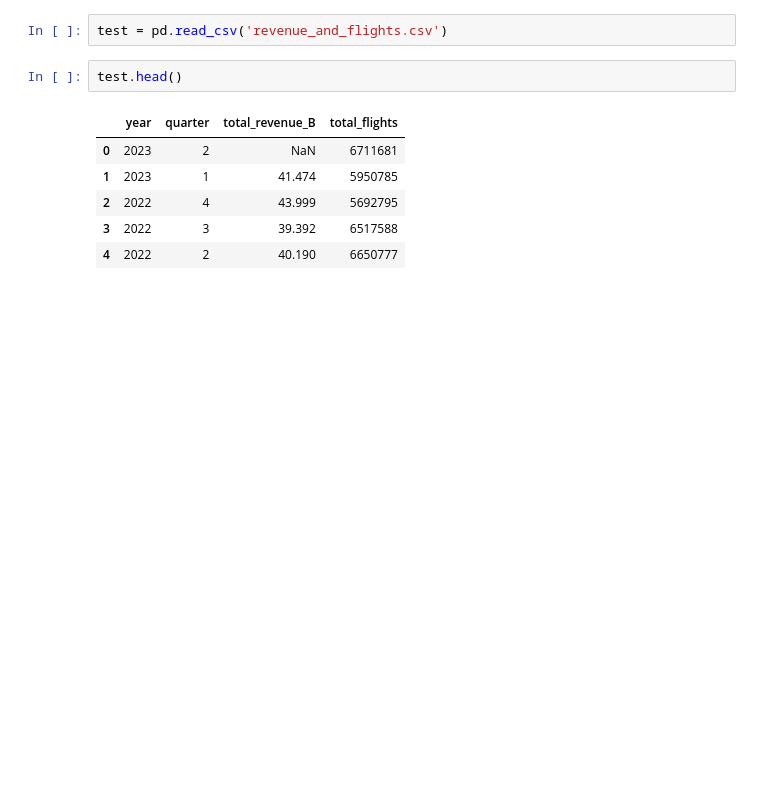
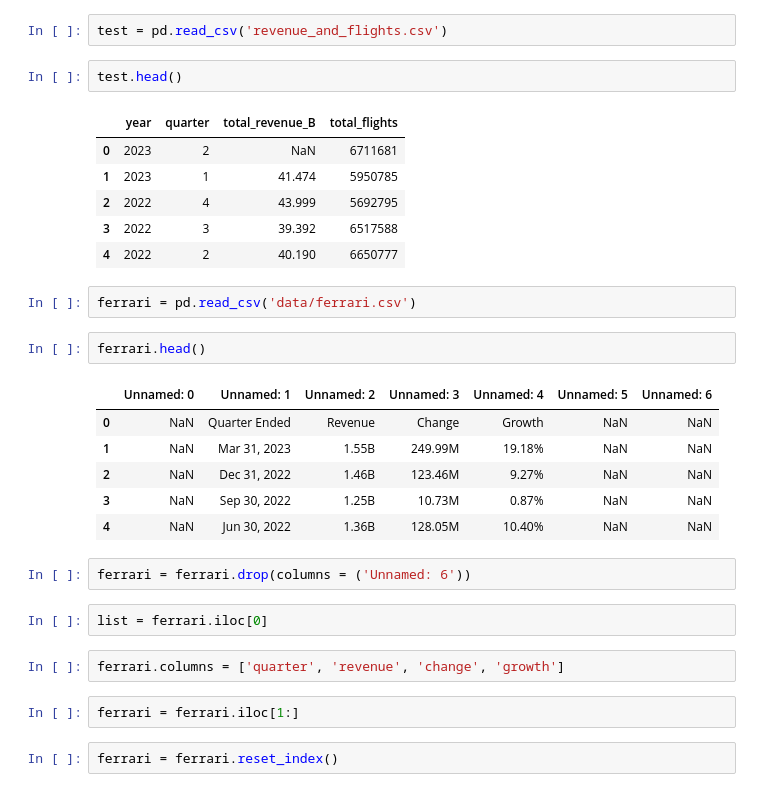
Before and after one commit to Project-Apollo-Forecast/Project-Apollo, a Jupyter notebook: corey_acquire.ipynb, the cells around one changed output. Cells and saved outputs as stored; diff of their text form; blank space fills up the shorter version.

```diff
--- a/corey_acquire.ipynb
+++ b/corey_acquire.ipynb
@@ -247,3 +258,24 @@ test.head()
 | 2 | 2022 | 4 | 43.999 | 5692795 |
 | 3 | 2022 | 3 | 39.392 | 6517588 |
 | 4 | 2022 | 2 | 40.190 | 6650777 |
+# %%
+ferrari = pd.read_csv('data/ferrari.csv')
+# %%
+ferrari.head()
+# %% [output]
+|  | Unnamed: 0 | Unnamed: 1 | Unnamed: 2 | Unnamed: 3 | Unnamed: 4 | Unnamed: 5 | Unnamed: 6 |
+| 0 | NaN | Quarter Ended | Revenue | Change | Growth | NaN | NaN |
+| 1 | NaN | Mar 31, 2023 | 1.55B | 249.99M | 19.18% | NaN | NaN |
+| 2 | NaN | Dec 31, 2022 | 1.46B | 123.46M | 9.27% | NaN | NaN |
+| 3 | NaN | Sep 30, 2022 | 1.25B | 10.73M | 0.87% | NaN | NaN |
+| 4 | NaN | Jun 30, 2022 | 1.36B | 128.05M | 10.40% | NaN | NaN |
+# %%
+ferrari = ferrari.drop(columns = ('Unnamed: 6'))
+# %%
+list = ferrari.iloc[0]
+# %%
+ferrari.columns = ['quarter', 'revenue', 'change', 'growth']
+# %%
+ferrari = ferrari.iloc[1:]
+# %%
+ferrari = ferrari.reset_index()
```
Also changed, not shown: parts of 29 cells of this notebook.
